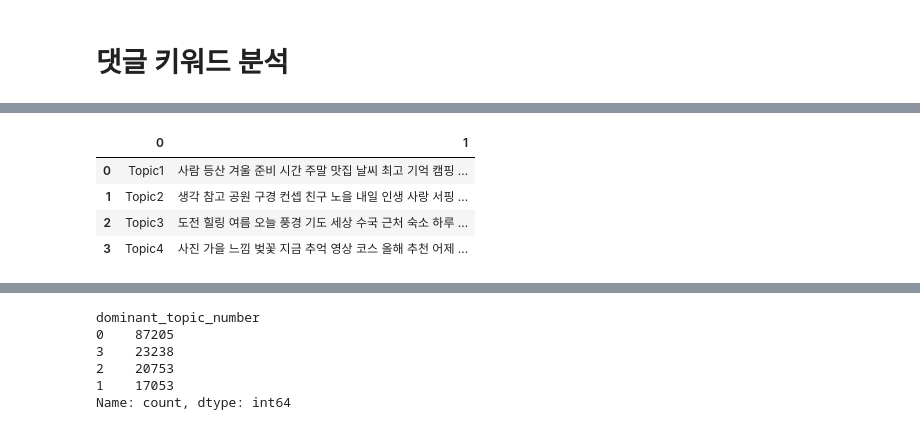
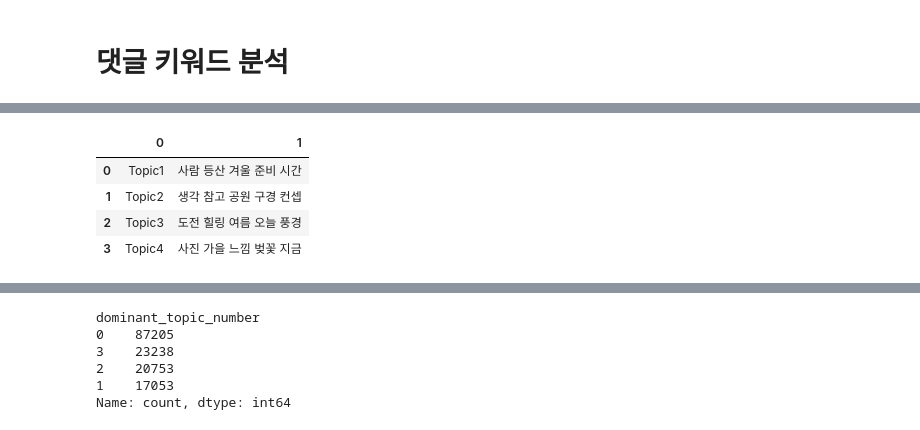
Before and after one commit to nohjuhyeon/AI_LKJ_hubs_fastapi, a Jupyter notebook: data_analysis/instagram_review/instagram_review_jh_third.ipynb, the cells around one changed output, grey strips where cells are left out. Saved outputs shown, nothing was run; the diff lists cells and outputs as text; code cells hidden in the pictures.

```diff
--- a/data_analysis/instagram_review/instagram_review_jh_third.ipynb
+++ b/data_analysis/instagram_review/instagram_review_jh_third.ipynb
@@ -802,30 +783,30 @@ array(['가게', '가격', '가구', '가나', '가세', '가시', '가용', '
 # %%
 from sklearn.decomposition import LatentDirichletAllocation
 lda_model_10 = LatentDirichletAllocation(n_components=4, random_state=36) #인스턴스화 #n_components 토픽의 갯수
 lda_model_10.fit(features)
 import pandas as pd
 pd.set_option('display.max_colwidth', None)
 ## 상위 단어 추출
 ## 0 확률 1은 dictionary
 topics_list = list()
 for topic in lda_model_10.components_:
     df_datas = [topic, dictionary_list]
     df_topics = pd.DataFrame(data=df_datas)
     df_topics= df_topics.T
     df_topics = df_topics.sort_values(0, ascending=False)
     # print(df_topics[:3])
-    topics_text = ' '.join(df_topics[1].values[:20])# 시리즈 형식으로 출력 get values from series / index
+    topics_text = ' '.join(df_topics[1].values[:5])# 시리즈 형식으로 출력 get values from series / index
     topics_list.append(topics_text)
 topics_list_add_10 = [['Topic1', 'Topic2','Topic3','Topic4'],topics_list]
 df_topics_keywords_10 = pd.DataFrame(topics_list_add_10)
 df_topics_keywords_10=df_topics_keywords_10.T
 df_topics_keywords_10
 # %% [output]
 |  | 0 | 1 |
-| 0 | Topic1 | 사람 등산 겨울 준비 시간 주말 맛집 날씨 최고 기억 캠핑 ... |
-| 1 | Topic2 | 생각 참고 공원 구경 컨셉 친구 노을 내일 인생 사랑 서핑 ... |
-| 2 | Topic3 | 도전 힐링 여름 오늘 풍경 기도 세상 수국 근처 숙소 하루 ... |
-| 3 | Topic4 | 사진 가을 느낌 벚꽃 지금 추억 영상 코스 올해 추천 어제 ... |
+| 0 | Topic1 | 사람 등산 겨울 준비 시간 |
+| 1 | Topic2 | 생각 참고 공원 구경 컨셉 |
+| 2 | Topic3 | 도전 힐링 여름 오늘 풍경 |
+| 3 | Topic4 | 사진 가을 느낌 벚꽃 지금 |
 # %%
 import pyLDAvis
 import pyLDAvis.lda_model
```
Also changed, not shown: parts of 4 cells of this notebook, 2 other files.
